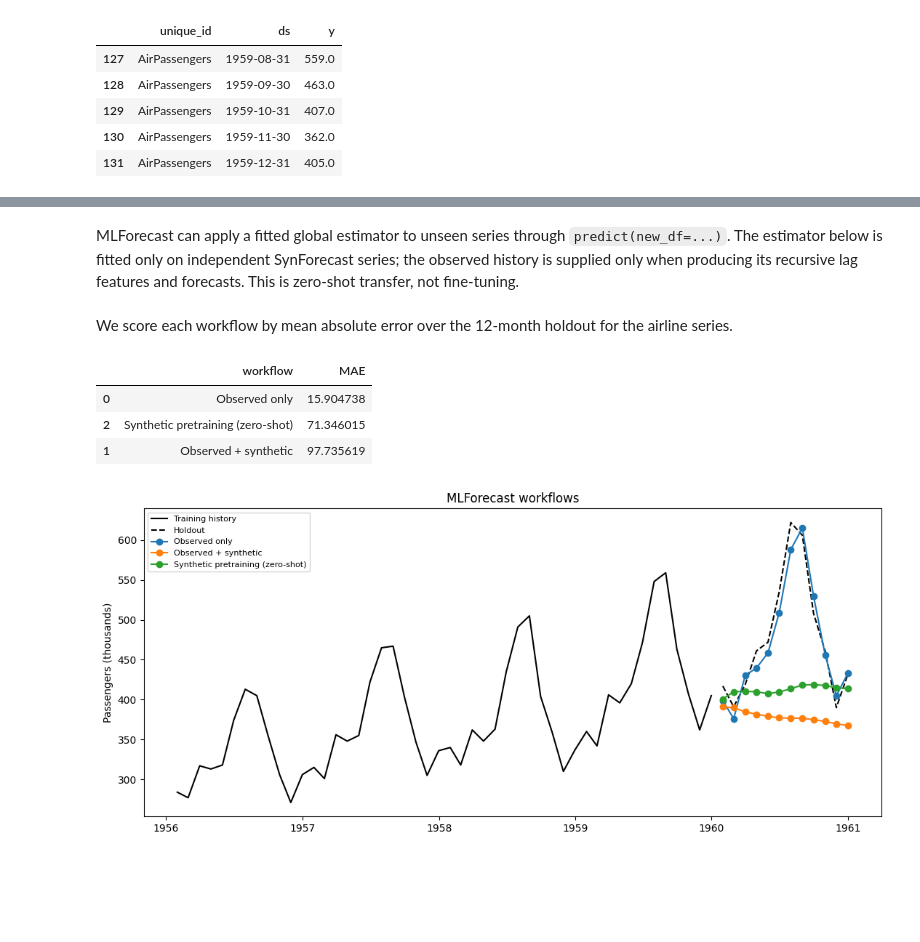
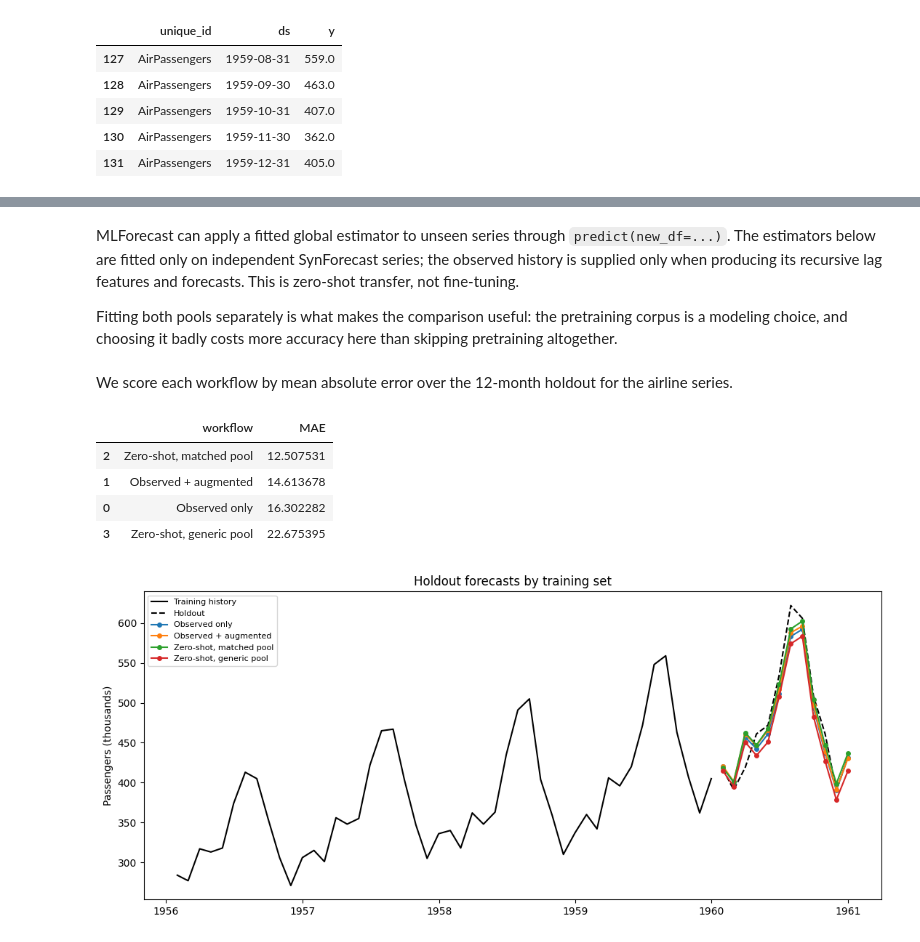
Before and after one commit to Nixtla/synforecast, a Jupyter notebook: nbs/docs/integrations/mlforecast.ipynb, the cells around one changed output, grey strips where cells are left out. Saved outputs shown, nothing was run; the diff lists cells and outputs as text; code cells hidden in the pictures; blank space fills up the shorter version.

Commit message:
improve_mlforecast_example

```diff
--- a/nbs/docs/integrations/mlforecast.ipynb
+++ b/nbs/docs/integrations/mlforecast.ipynb
@@ -73,6 +130,7 @@ def make_forecaster() -> MLForecast:
         models=Ridge(alpha=1.0),
         freq="ME",
         lags=[1, 2, 3, 6, 12],
+        target_transforms=[Differences([12]), LocalStandardScaler()],
     )
 
 
@@ -90,20 +148,29 @@ with_augmentation = make_forecaster()
 with_augmentation.fit(augmented_train_df)
 augmented_forecast = target_forecast(with_augmentation.predict(h=HORIZON))
 # %% [markdown]
-MLForecast can apply a fitted global estimator to unseen series through `predict(new_df=...)`. The estimator below is fitted only on independent SynForecast series; the observed history is supplied only when producing its recursive lag features and forecasts. This is zero-shot transfer, not fine-tuning.
+MLForecast can apply a fitted global estimator to unseen series through `predict(new_df=...)`. The estimators below are fitted only on independent SynForecast series; the observed history is supplied only when producing its recursive lag features and forecasts. This is zero-shot transfer, not fine-tuning.
+
+Fitting both pools separately is what makes the comparison useful: the pretraining corpus is a modeling choice, and choosing it badly costs more accuracy here than skipping pretraining altogether.
 # %%
-pretrained = make_forecaster()
-pretrained.fit(synthetic_pretrain_df)
-zero_shot_forecast = target_forecast(
-    pretrained.predict(h=HORIZON, new_df=train_df)
+matched_pretrained = make_forecaster()
+matched_pretrained.fit(matched_pretrain_df)
+matched_zero_shot_forecast = target_forecast(
+    matched_pretrained.predict(h=HORIZON, new_df=train_df)
 )
+
+generic_pretrained = make_forecaster()
+generic_pretrained.fit(generic_pretrain_df)
+generic_zero_shot_forecast = target_forecast(
+    generic_pretrained.predict(h=HORIZON, new_df=train_df)
+)
-# %% [markdown]
-We score each workflow by mean absolute error over the 12-month holdout for the airline series.
+# %% [markdown]
+We score each workflow by mean absolute error over the 12-month holdout for the airline series.
 # %%
 forecast_sets = {
     "Observed only": real_only_forecast,
-    "Observed + synthetic": augmented_forecast,
-    "Synthetic pretraining (zero-shot)": zero_shot_forecast,
+    "Observed + augmented": augmented_forecast,
+    "Zero-shot, matched pool": matched_zero_shot_forecast,
+    "Zero-shot, generic pool": generic_zero_shot_forecast,
 }
 comparison = test_df[["unique_id", "ds", "y"]].copy()
 for label, forecast_df in forecast_sets.items():
@@ -125,19 +192,20 @@ metrics = pd.DataFrame(
 metrics
 # %% [output]
 |  | workflow | MAE |
-| 0 | Observed only | 15.904738 |
-| 2 | Synthetic pretraining (zero-shot) | 71.346015 |
-| 1 | Observed + synthetic | 97.735619 |
+| 2 | Zero-shot, matched pool | 12.507531 |
+| 1 | Observed + augmented | 14.613678 |
+| 0 | Observed only | 16.302282 |
+| 3 | Zero-shot, generic pool | 22.675395 |
 # %%
 fig, ax = plt.subplots(figsize=(11, 5))
 history = train_df.tail(48)
 ax.plot(history["ds"], history["y"], color="black", label="Training history")
 ax.plot(test_df["ds"], test_df["y"], color="black", linestyle="--", label="Holdout")
 for label in forecast_sets:
-    ax.plot(comparison["ds"], comparison[label], marker="o", label=label)
-ax.set(title="MLForecast workflows", ylabel="Passengers (thousands)")
+    ax.plot(comparison["ds"], comparison[label], marker="o", markersize=4, label=label)
+ax.set(title="Holdout forecasts by training set", ylabel="Passengers (thousands)")
 ax.legend(fontsize=8)
 fig.tight_layout()
 # %% [output]
-[figure, old version]
+[figure, new version]
 # %% [markdown]
```
Also changed, not shown: parts of 8 cells of this notebook.
